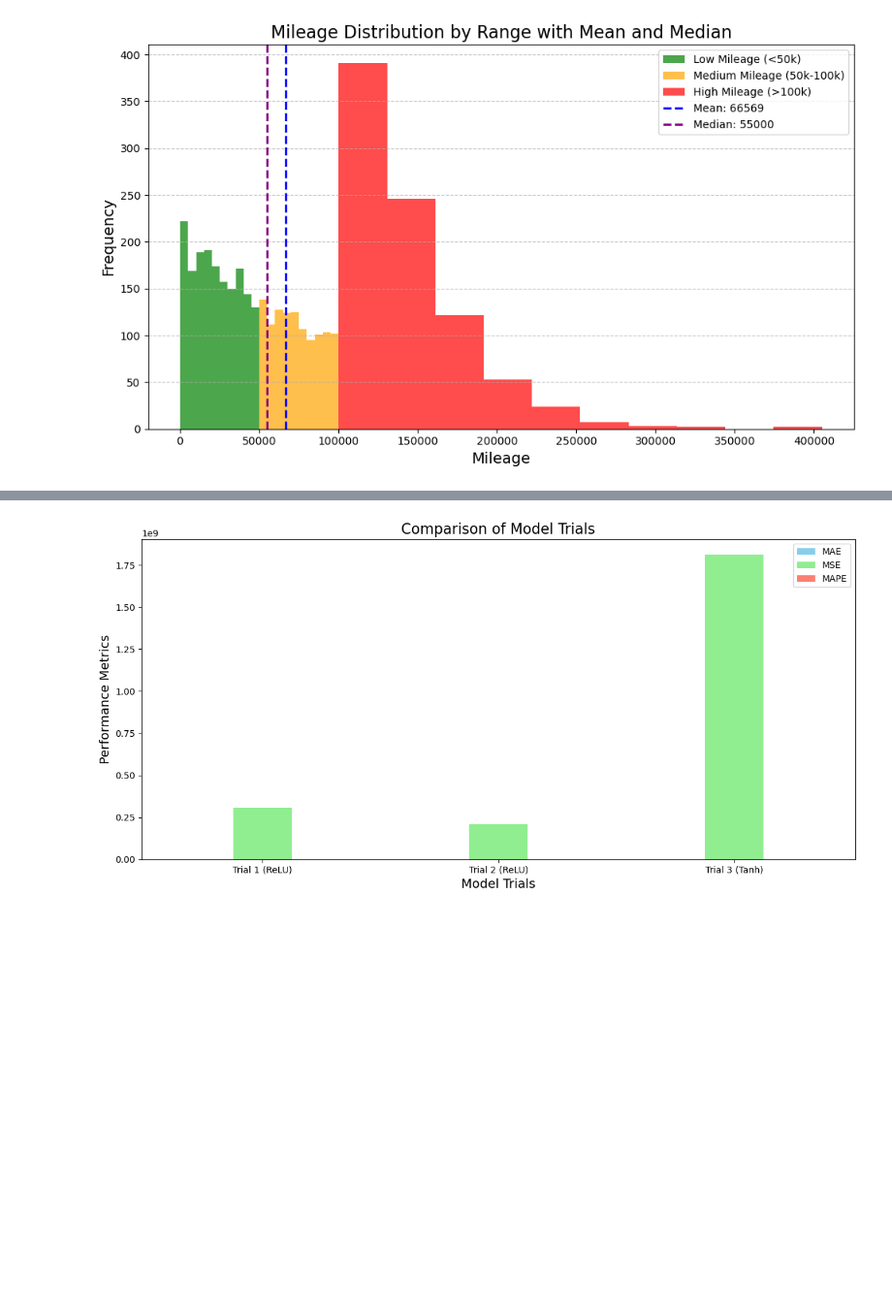
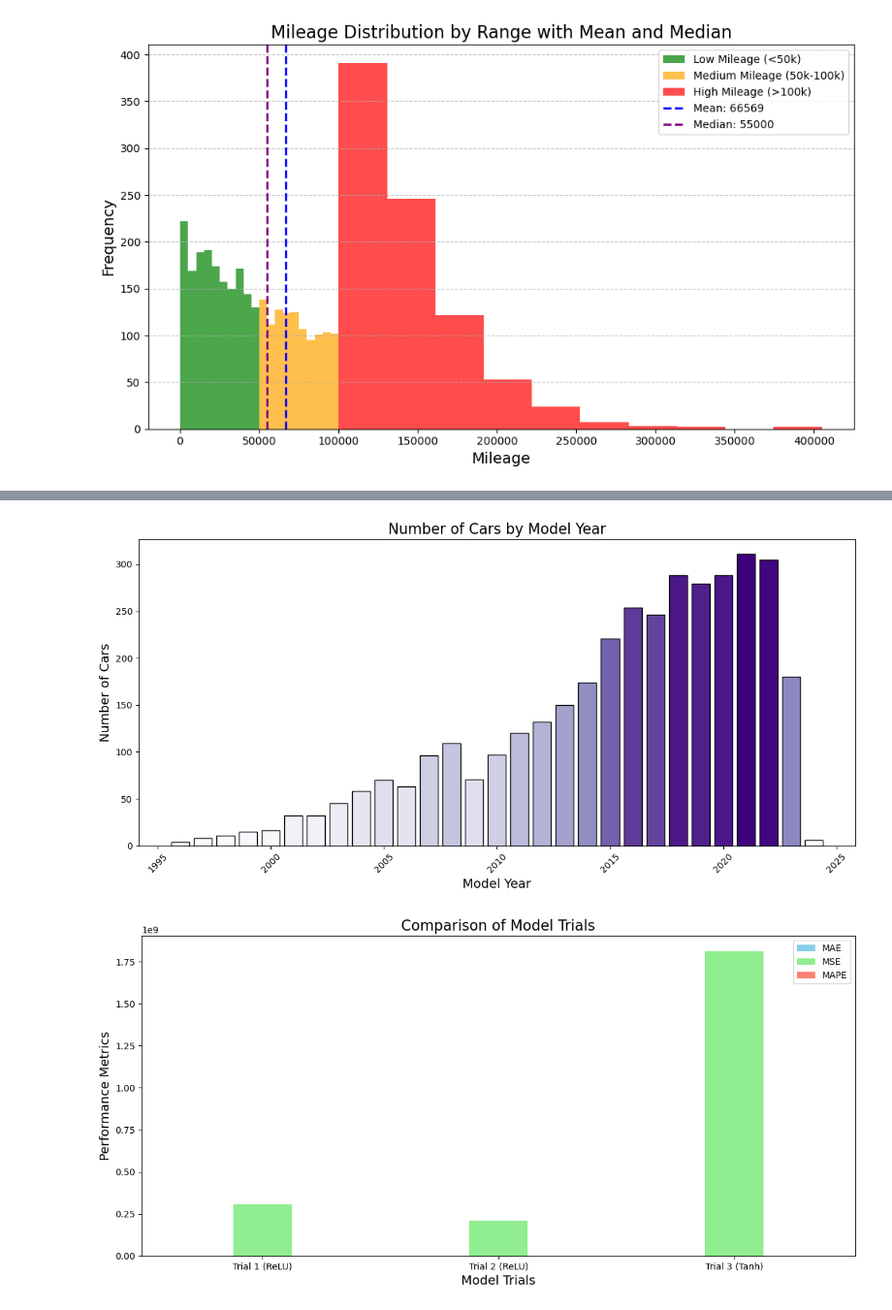
Before and after one commit to jiwenofu/Neural-Network-Project, a Jupyter notebook: ANN_Project.ipynb, the cells around one changed output, grey strips where cells are left out. Shown: that part at 97% size. Drawn from its saved outputs; the diff is of its cells as text; code cells hidden in the pictures; blank space fills up the shorter version.

```diff
--- a/ANN_Project.ipynb
+++ b/ANN_Project.ipynb
@@ -660,3 +678,24 @@ plt.show()
+# %%
+import matplotlib.cm as cm
+import matplotlib.colors as mcolors
+
+# Count the number of cars for each model year
+model_year_counts = used_cars_final['model_year'].value_counts().sort_index()
+
+# colormap for the bars
+colors = cm.Purples(mcolors.Normalize(vmin=model_year_counts.min(), vmax=model_year_counts.max())(model_year_counts.values))
+
+# Plot the number of cars for each model year
+plt.figure(figsize=(12, 6))
+plt.bar(model_year_counts.index, model_year_counts.values, color=colors, edgecolor='black')
+plt.title('Number of Cars by Model Year', fontsize=16)
+plt.xlabel('Model Year', fontsize=14)
+plt.ylabel('Number of Cars', fontsize=14)
+plt.xticks(rotation=45, fontsize=10)
+plt.tight_layout()
+plt.show()
+# %% [output]
+[figure, added]
 # %%
 import numpy as np
 
```
Also changed, not shown: parts of 1 cell of this notebook.
